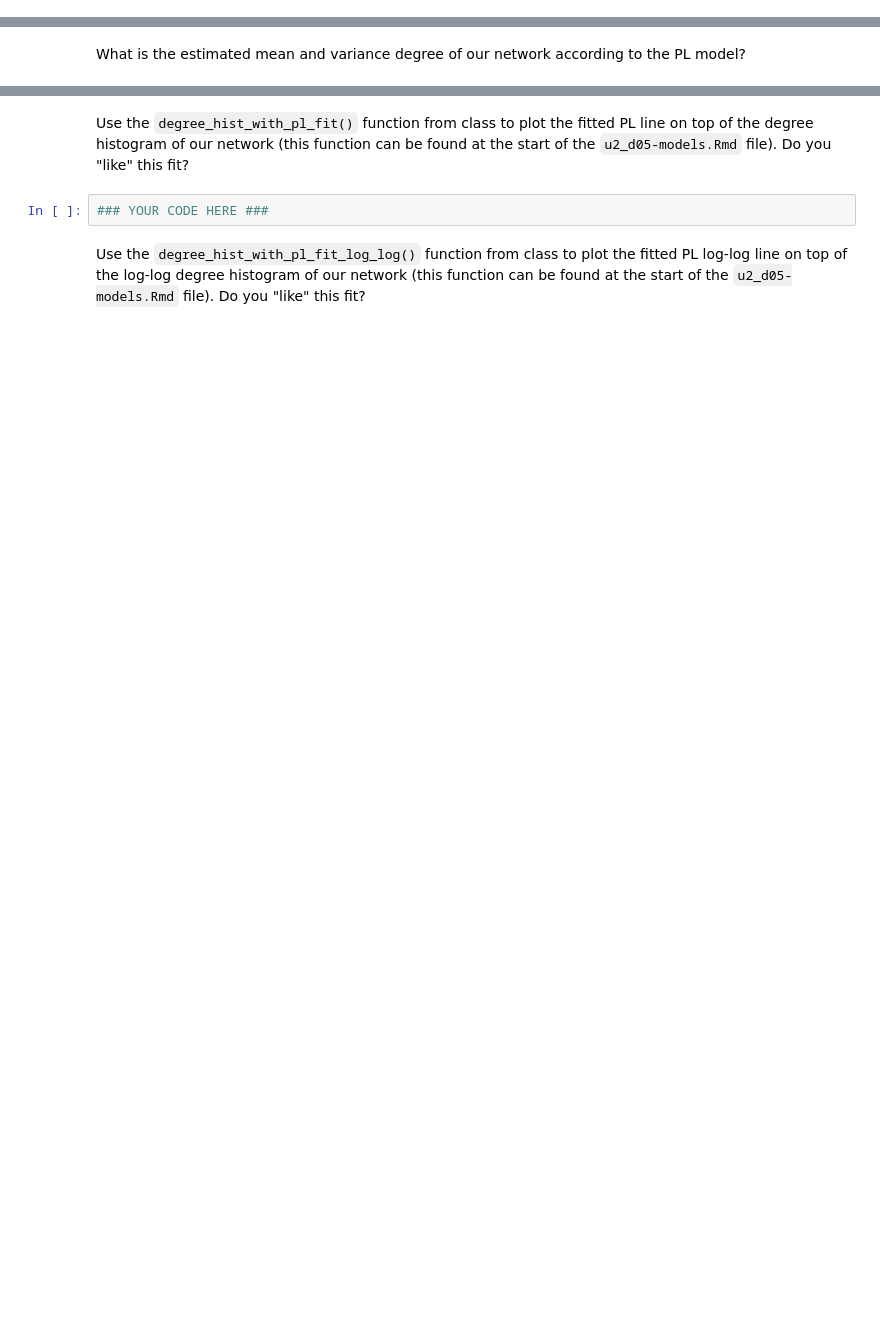
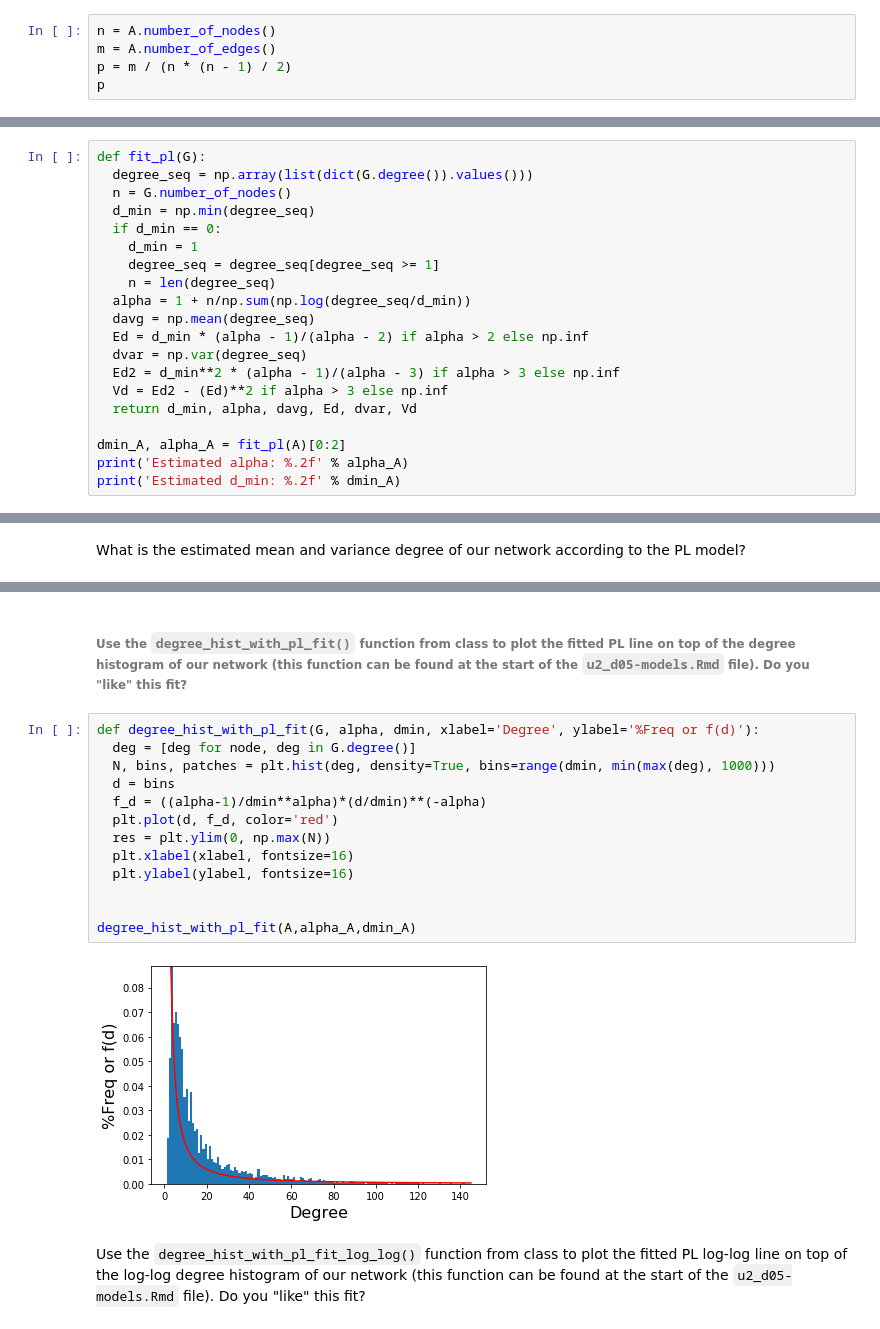
Before and after one commit to IlanaBog/HW5, a Jupyter notebook: hw5.ipynb, the cells around one changed output, grey strips where cells are left out. Cells and saved outputs as stored; diff of their text form; blank space fills up the shorter version.

```diff
--- a/hw5.ipynb
+++ b/hw5.ipynb
@@ -80,0 +101,5 @@ Estimate $p$, the probability of an actor collaborating with another actor, acco
+# %%
+n = A.number_of_nodes()
+m = A.number_of_edges()
+p = m / (n * (n - 1) / 2)
+p
@@ -100,0 +140,20 @@ Estimate $\alpha$ and $d_{min}$, the Power Law parameters fitting the actors net
+# %%
+def fit_pl(G):
+  degree_seq = np.array(list(dict(G.degree()).values()))
+  n = G.number_of_nodes()
+  d_min = np.min(degree_seq)
+  if d_min == 0:
+    d_min = 1
+    degree_seq = degree_seq[degree_seq >= 1]
+    n = len(degree_seq)
+  alpha = 1 + n/np.sum(np.log(degree_seq/d_min))
+  davg = np.mean(degree_seq)
+  Ed = d_min * (alpha - 1)/(alpha - 2) if alpha > 2 else np.inf
+  dvar = np.var(degree_seq)
+  Ed2 = d_min**2 * (alpha - 1)/(alpha - 3) if alpha > 3 else np.inf
+  Vd = Ed2 - (Ed)**2 if alpha > 3 else np.inf
+  return d_min, alpha, davg, Ed, dvar, Vd
+
+dmin_A, alpha_A = fit_pl(A)[0:2]
+print('Estimated alpha: %.2f' % alpha_A)
+print('Estimated d_min: %.2f' % dmin_A)
@@ -105,6 +171,19 @@ What is the estimated mean and variance degree of our network according to the P
 # %% [markdown]
-Use the `degree_hist_with_pl_fit()` function from class to plot the fitted PL line on top of the degree histogram of our network (this function can be found at the start of the `u2_d05-models.Rmd` file). Do you "like" this fit?
+###### Use the `degree_hist_with_pl_fit()` function from class to plot the fitted PL line on top of the degree histogram of our network (this function can be found at the start of the `u2_d05-models.Rmd` file). Do you "like" this fit?
-# %%
-### YOUR CODE HERE ###
+# %%
+def degree_hist_with_pl_fit(G, alpha, dmin, xlabel='Degree', ylabel='%Freq or f(d)'):
+  deg = [deg for node, deg in G.degree()]
+  N, bins, patches = plt.hist(deg, density=True, bins=range(dmin, min(max(deg), 1000)))
+  d = bins
+  f_d = ((alpha-1)/dmin**alpha)*(d/dmin)**(-alpha)
+  plt.plot(d, f_d, color='red')
+  res = plt.ylim(0, np.max(N))
+  plt.xlabel(xlabel, fontsize=16)
+  plt.ylabel(ylabel, fontsize=16)
+
+
+degree_hist_with_pl_fit(A,alpha_A,dmin_A)
+# %% [output]
+[figure, added]
 # %% [markdown]
 Use the `degree_hist_with_pl_fit_log_log()` function from class to plot the fitted PL log-log line on top of the log-log degree histogram of our network (this function can be found at the start of the `u2_d05-models.Rmd` file). Do you "like" this fit?
```
Also changed, not shown: parts of 37 cells of this notebook.
